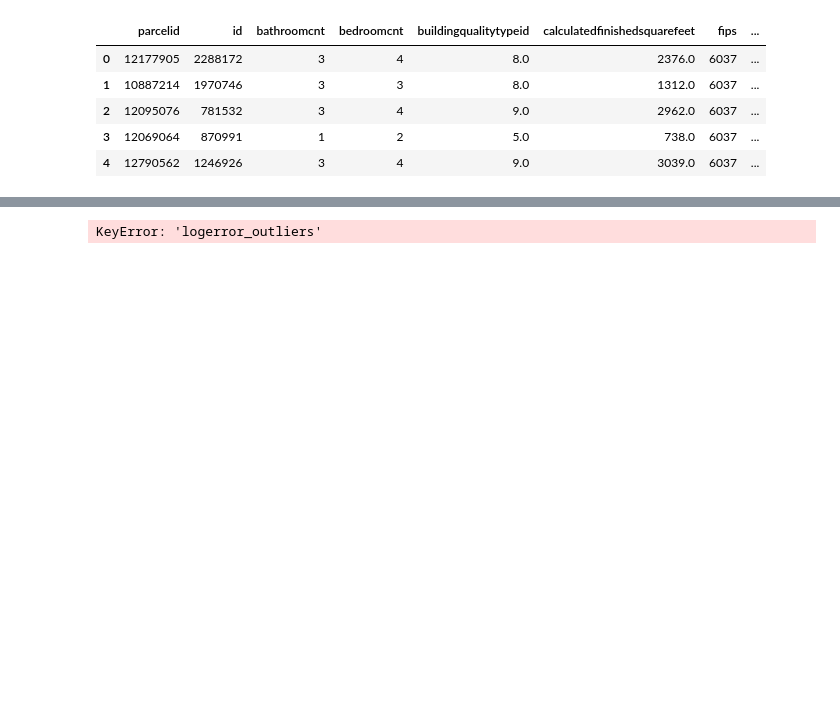
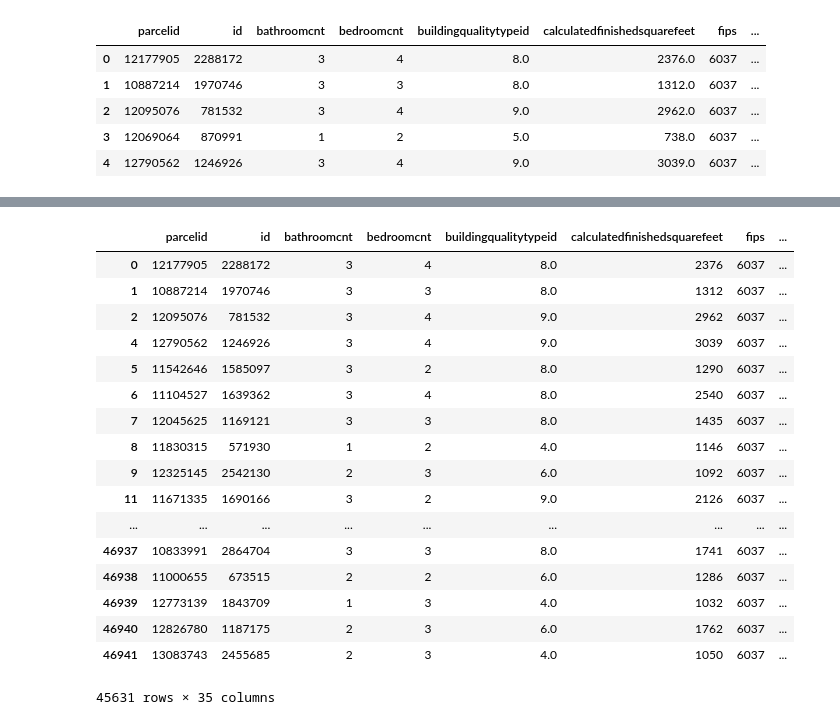
Before and after one commit to Osdorn-Typewriter-Repair/osdorn_project, a Jupyter notebook: osdorn_paddy.ipynb, the cells around one changed output, grey strips where cells are left out. Cells and saved outputs as stored; diff of their text form; code cells hidden in the pictures; blank space fills up the shorter version.

```diff
--- a/osdorn_paddy.ipynb
+++ b/osdorn_paddy.ipynb
@@ -146,7 +131,41 @@ def add_outlier_columns(df):
+# %%
+def get_upper_outliers(s, k):
+    q1, q3 = s.quantile([.25, .75])
+    iqr = q3 - q1
+    upper_bound = q3 + k * iqr
+    return s.apply(lambda x: max([x - upper_bound, 0]))
+
+def add_upper_outlier_columns(df, k):
+    outlier_cols = {col + '_outliers': get_upper_outliers(df[col], k)
+                   for col in df.select_dtypes('number')}
+    return df.assign(**outlier_cols)
+    for col in df.select_dtypes('number'):
+        df[col + '_outliers'] = get_upper_outliers(df[col], k)
+
+    return df
+
+add_upper_outlier_columns(df, k=4)
+# %% [output]
+|  | parcelid | id | bathroomcnt | bedroomcnt | buildingqualitytypeid | calculatedfinishedsquarefeet | fips | ... |
+| 0 | 12177905 | 2288172 | 3 | 4 | 8.0 | 2376 | 6037 | ... |
+| 1 | 10887214 | 1970746 | 3 | 3 | 8.0 | 1312 | 6037 | ... |
+| 2 | 12095076 | 781532 | 3 | 4 | 9.0 | 2962 | 6037 | ... |
+| 4 | 12790562 | 1246926 | 3 | 4 | 9.0 | 3039 | 6037 | ... |
+| 5 | 11542646 | 1585097 | 3 | 2 | 8.0 | 1290 | 6037 | ... |
+| 6 | 11104527 | 1639362 | 3 | 4 | 8.0 | 2540 | 6037 | ... |
+| 7 | 12045625 | 1169121 | 3 | 3 | 8.0 | 1435 | 6037 | ... |
+| 8 | 11830315 | 571930 | 1 | 2 | 4.0 | 1146 | 6037 | ... |
+| 9 | 12325145 | 2542130 | 2 | 3 | 6.0 | 1092 | 6037 | ... |
+| 11 | 11671335 | 1690166 | 3 | 2 | 9.0 | 2126 | 6037 | ... |
+| ... | ... | ... | ... | ... | ... | ... | ... | ... |
+| 46937 | 10833991 | 2864704 | 3 | 3 | 8.0 | 1741 | 6037 | ... |
+| 46938 | 11000655 | 673515 | 2 | 2 | 6.0 | 1286 | 6037 | ... |
+| 46939 | 12773139 | 1843709 | 1 | 3 | 4.0 | 1032 | 6037 | ... |
+| 46940 | 12826780 | 1187175 | 2 | 3 | 6.0 | 1762 | 6037 | ... |
+| 46941 | 13083743 | 2455685 | 2 | 3 | 4.0 | 1050 | 6037 | ... |
+45631 rows × 35 columns
 # %%
-new_df = add_outlier_columns(df)
+new_df = add_upper_outlier_columns(df, k=4)
-# %% [output]
-KeyError: 'logerror_outliers'
 # %%
 outlier_cols = [col for col in new_df if col.endswith('_outliers')]
 for col in outlier_cols:
```
Also changed, not shown: parts of 19 cells of this notebook.
